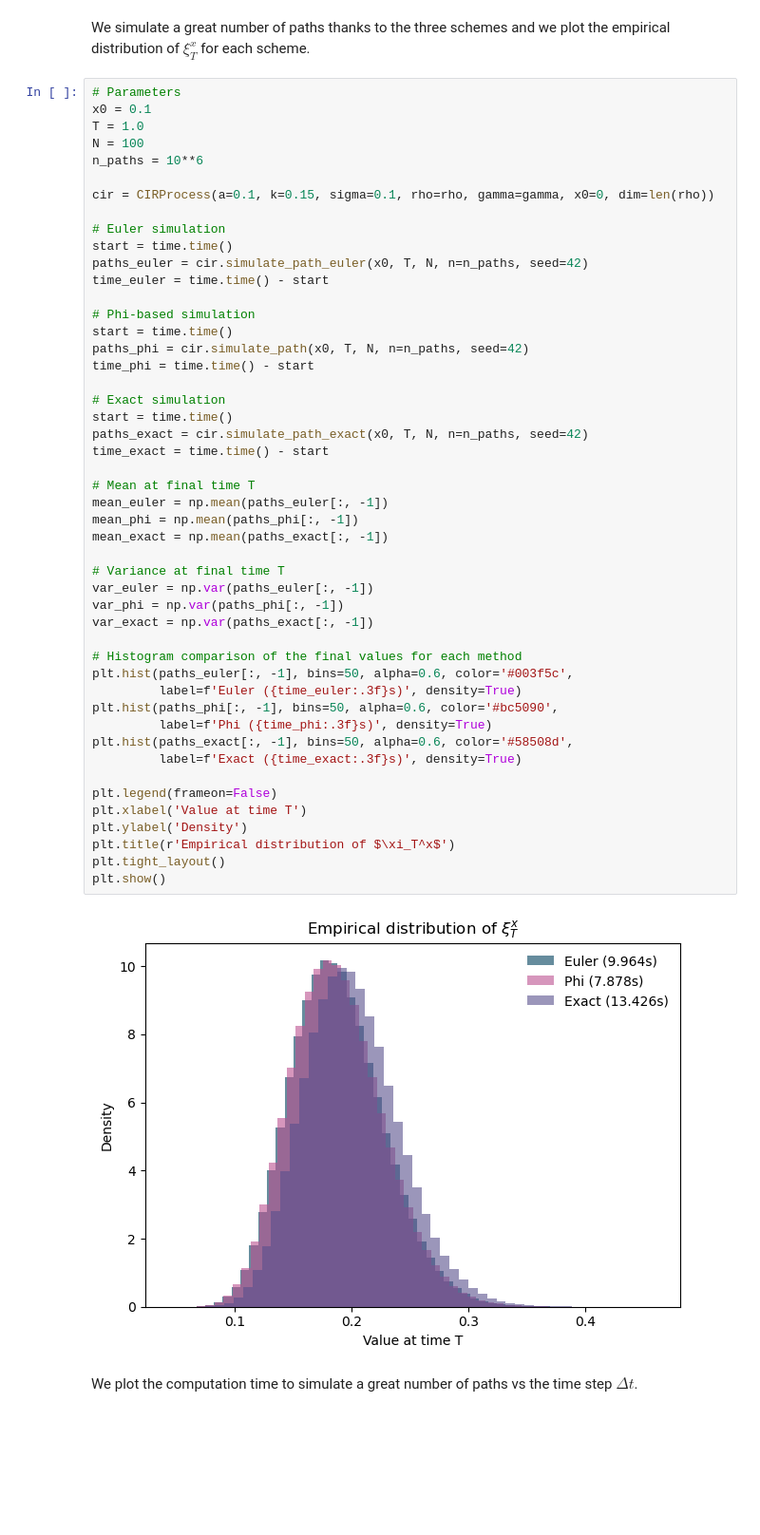
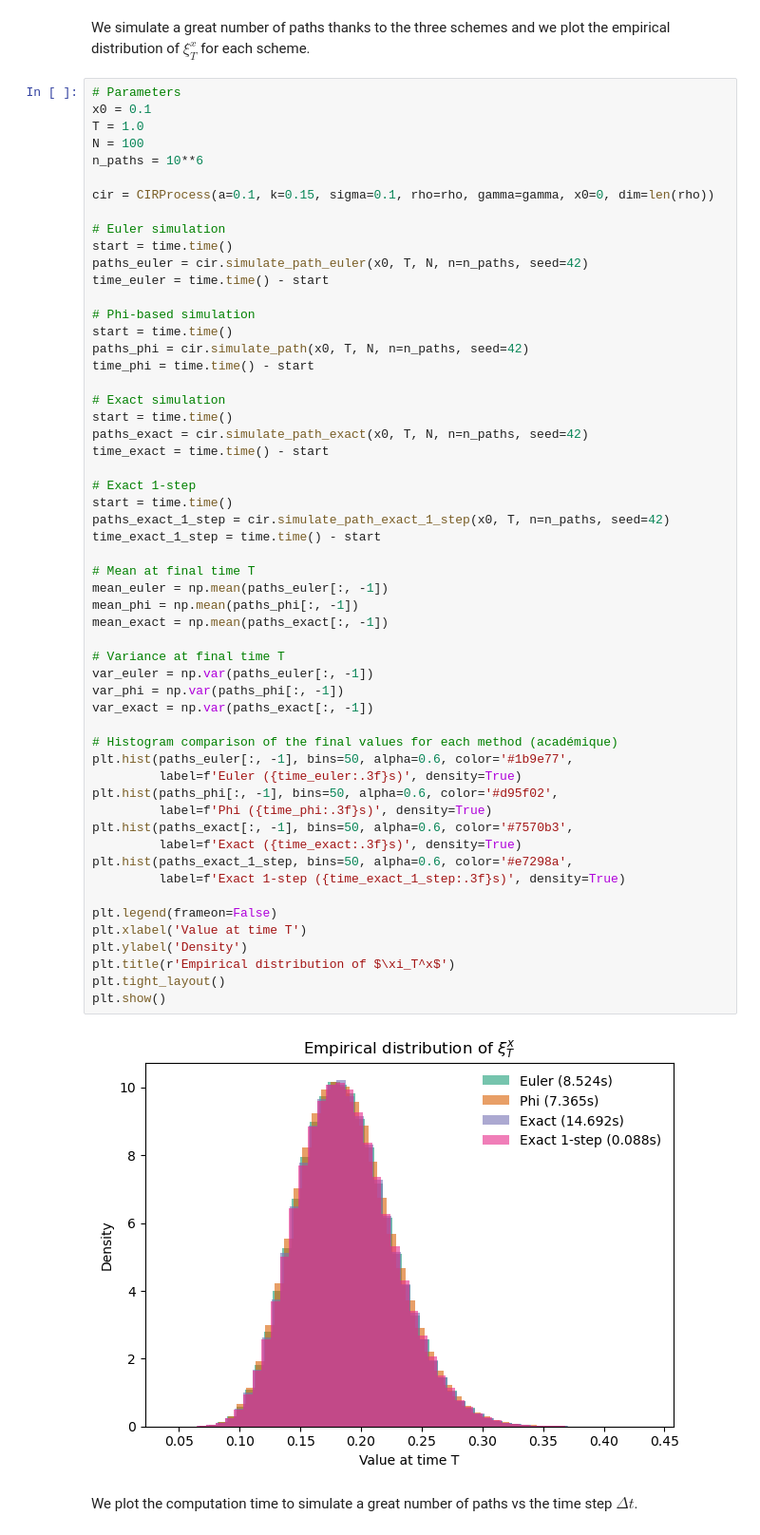
Before and after one commit to maxence2508/stage-cermics, a Jupyter notebook: second-order-schemes-for-multifactor-cir-and-heston-models.ipynb, the cells around one changed output. Shown at 95% size. Saved outputs shown, nothing was run; the diff lists cells and outputs as text; blank space fills up the shorter version.

```diff
--- a/second-order-schemes-for-multifactor-cir-and-heston-models.ipynb
+++ b/second-order-schemes-for-multifactor-cir-and-heston-models.ipynb
@@ -482,38 +516,45 @@ time_euler = time.time() - start
 start = time.time()
 paths_phi = cir.simulate_path(x0, T, N, n=n_paths, seed=42)
 time_phi = time.time() - start
 
 # Exact simulation
 start = time.time()
 paths_exact = cir.simulate_path_exact(x0, T, N, n=n_paths, seed=42)
 time_exact = time.time() - start
 
+# Exact 1-step
+start = time.time()
+paths_exact_1_step = cir.simulate_path_exact_1_step(x0, T, n=n_paths, seed=42)
+time_exact_1_step = time.time() - start
+
 # Mean at final time T
 mean_euler = np.mean(paths_euler[:, -1])
 mean_phi = np.mean(paths_phi[:, -1])
 mean_exact = np.mean(paths_exact[:, -1])
 
 # Variance at final time T
 var_euler = np.var(paths_euler[:, -1])
 var_phi = np.var(paths_phi[:, -1])
 var_exact = np.var(paths_exact[:, -1])
 
-# Histogram comparison of the final values for each method
-plt.hist(paths_euler[:, -1], bins=50, alpha=0.6, color='#003f5c',
+# Histogram comparison of the final values for each method (académique)
+plt.hist(paths_euler[:, -1], bins=50, alpha=0.6, color='#1b9e77',
          label=f'Euler ({time_euler:.3f}s)', density=True)
-plt.hist(paths_phi[:, -1], bins=50, alpha=0.6, color='#bc5090',
+plt.hist(paths_phi[:, -1], bins=50, alpha=0.6, color='#d95f02',
          label=f'Phi ({time_phi:.3f}s)', density=True)
-plt.hist(paths_exact[:, -1], bins=50, alpha=0.6, color='#58508d',
+plt.hist(paths_exact[:, -1], bins=50, alpha=0.6, color='#7570b3',
          label=f'Exact ({time_exact:.3f}s)', density=True)
+plt.hist(paths_exact_1_step, bins=50, alpha=0.6, color='#e7298a',
+         label=f'Exact 1-step ({time_exact_1_step:.3f}s)', density=True)
 
 plt.legend(frameon=False)
 plt.xlabel('Value at time T')
 plt.ylabel('Density')
 plt.title(r'Empirical distribution of $\xi_T^x$')
 plt.tight_layout()
 plt.show()
 # %% [output]
-[figure, old version]
+[figure, new version]
 # %% [markdown]
 We plot the computation time to simulate a great number of paths vs the time step $\Delta t$.
 # %%
```
Also changed, not shown: parts of 7 cells of this notebook, 1 other file.
